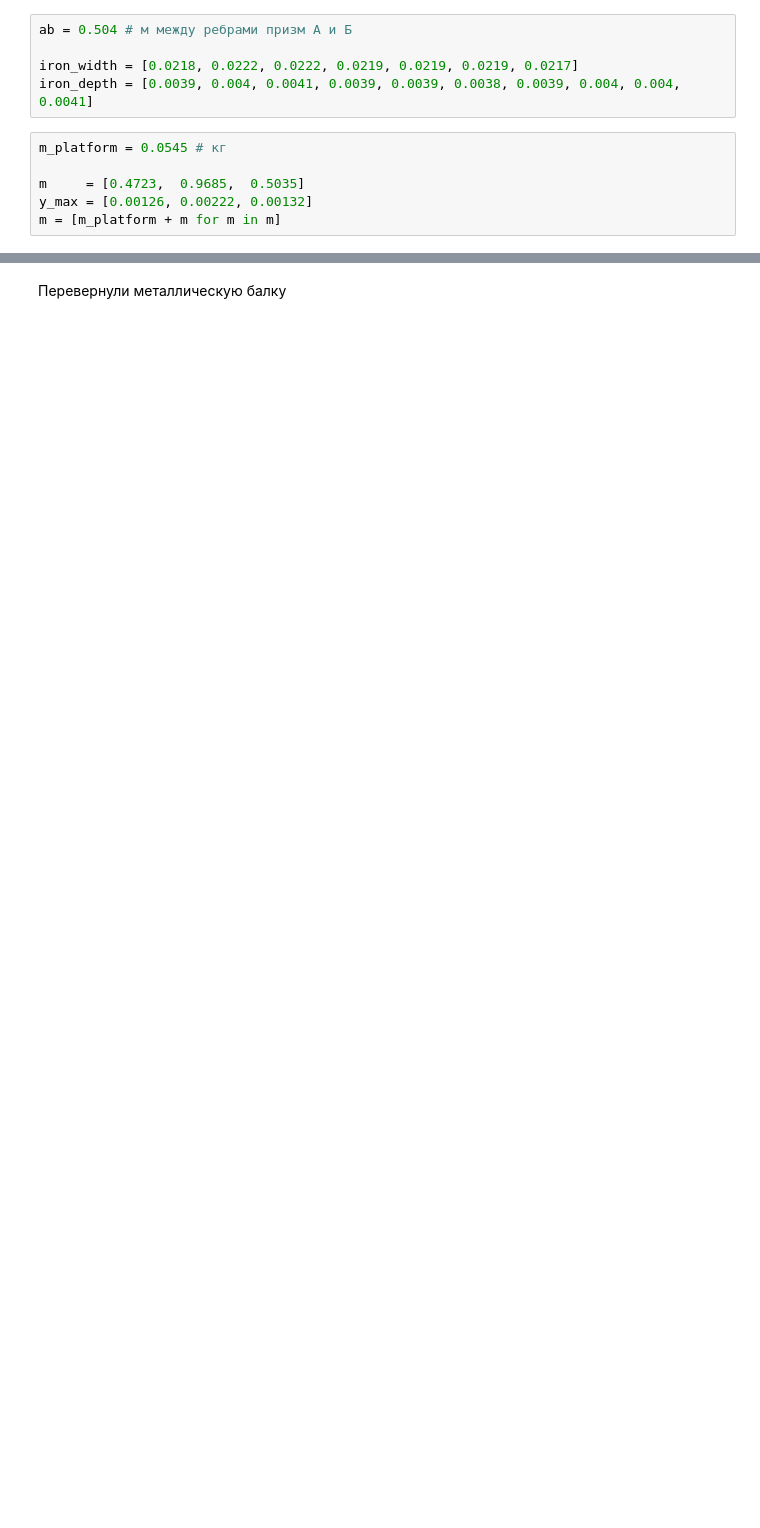
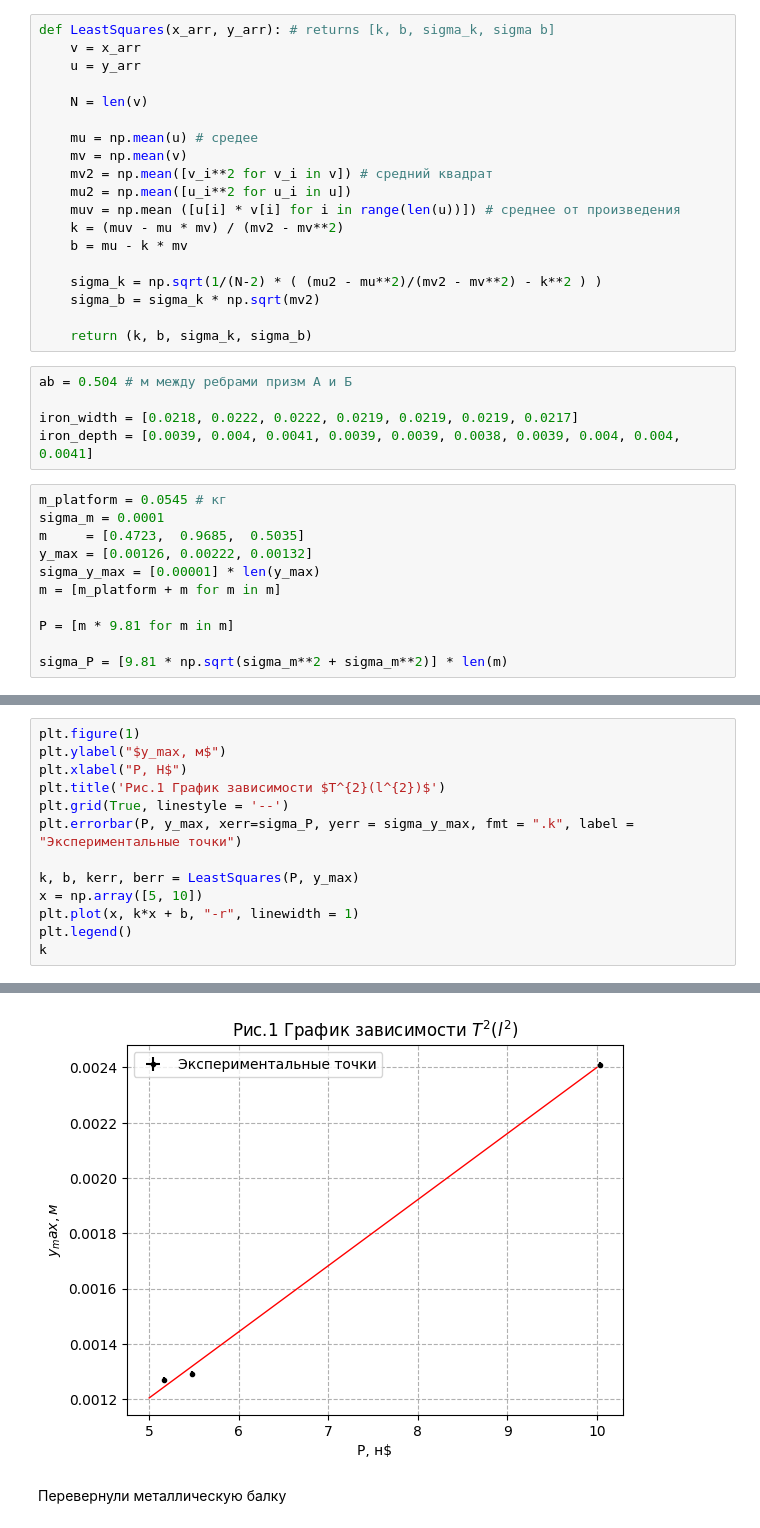
Before and after one commit to UjeNeTORT/labs, a Jupyter notebook: 1.3.1 + 1.3.2/1.3.1.ipynb, the cells around one changed output, grey strips where cells are left out. Drawn from its saved outputs; the diff is of its cells as text; blank space fills up the shorter version.

```diff
--- a/1.3.1 + 1.3.2/1.3.1.ipynb
+++ b/1.3.1 + 1.3.2/1.3.1.ipynb
@@ -44,3 +36,22 @@ import numpy as np
+# %%
+def LeastSquares(x_arr, y_arr): # returns [k, b, sigma_k, sigma b]
+    v = x_arr
+    u = y_arr
+
+    N = len(v)
+
+    mu = np.mean(u) # средее
+    mv = np.mean(v)
+    mv2 = np.mean([v_i**2 for v_i in v]) # средний квадрат
+    mu2 = np.mean([u_i**2 for u_i in u])
+    muv = np.mean ([u[i] * v[i] for i in range(len(u))]) # среднее от произведения
+    k = (muv - mu * mv) / (mv2 - mv**2)
+    b = mu - k * mv
+
+    sigma_k = np.sqrt(1/(N-2) * ( (mu2 - mu**2)/(mv2 - mv**2) - k**2 ) )
+    sigma_b = sigma_k * np.sqrt(mv2)
+
+    return (k, b, sigma_k, sigma_b)
 # %%
 ab = 0.504 # м между ребрами призм А и Б
 
@@ -48,7 +59,12 @@ iron_width = [0.0218, 0.0222, 0.0222, 0.0219, 0.0219, 0.0219, 0.0217]
 iron_depth = [0.0039, 0.004, 0.0041, 0.0039, 0.0039, 0.0038, 0.0039, 0.004, 0.004, 0.0041]
 # %%
 m_platform = 0.0545 # кг
-
+sigma_m = 0.0001
 m     = [0.4723,  0.9685,  0.5035]
 y_max = [0.00126, 0.00222, 0.00132]
+sigma_y_max = [0.00001] * len(y_max)
 m = [m_platform + m for m in m]
+
+P = [m * 9.81 for m in m]
+
+sigma_P = [9.81 * np.sqrt(sigma_m**2 + sigma_m**2)] * len(m)
@@ -56,0 +71,14 @@ m = [m_platform + m for m in m]
+# %%
+plt.figure(1)
+plt.ylabel("$y_max, м$")
+plt.xlabel("P, H$")
+plt.title('Рис.1 График зависимости $T^{2}(l^{2})$')
+plt.grid(True, linestyle = '--')
+plt.errorbar(P, y_max, xerr=sigma_P, yerr = sigma_y_max, fmt = ".k", label = "Экспериментальные точки")
+
+k, b, kerr, berr = LeastSquares(P, y_max)
+x = np.array([5, 10])
+plt.plot(x, k*x + b, "-r", linewidth = 1)
+plt.legend()
+k
+# %% [output]
@@ -57,3 +86,4 @@ m = [m_platform + m for m in m]
+[figure, added]
 # %% [markdown]
 Перевернули металлическую балку
 # %%
```
Also changed, not shown: parts of 9 cells of this notebook.
